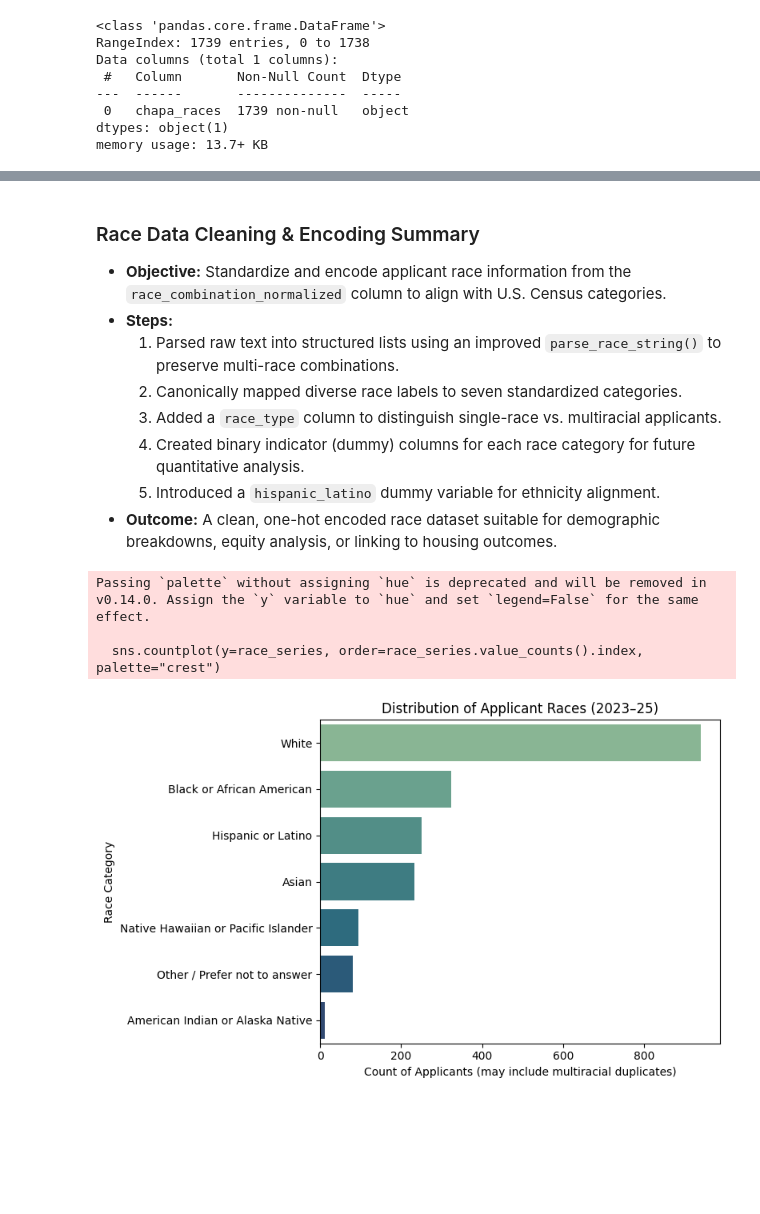
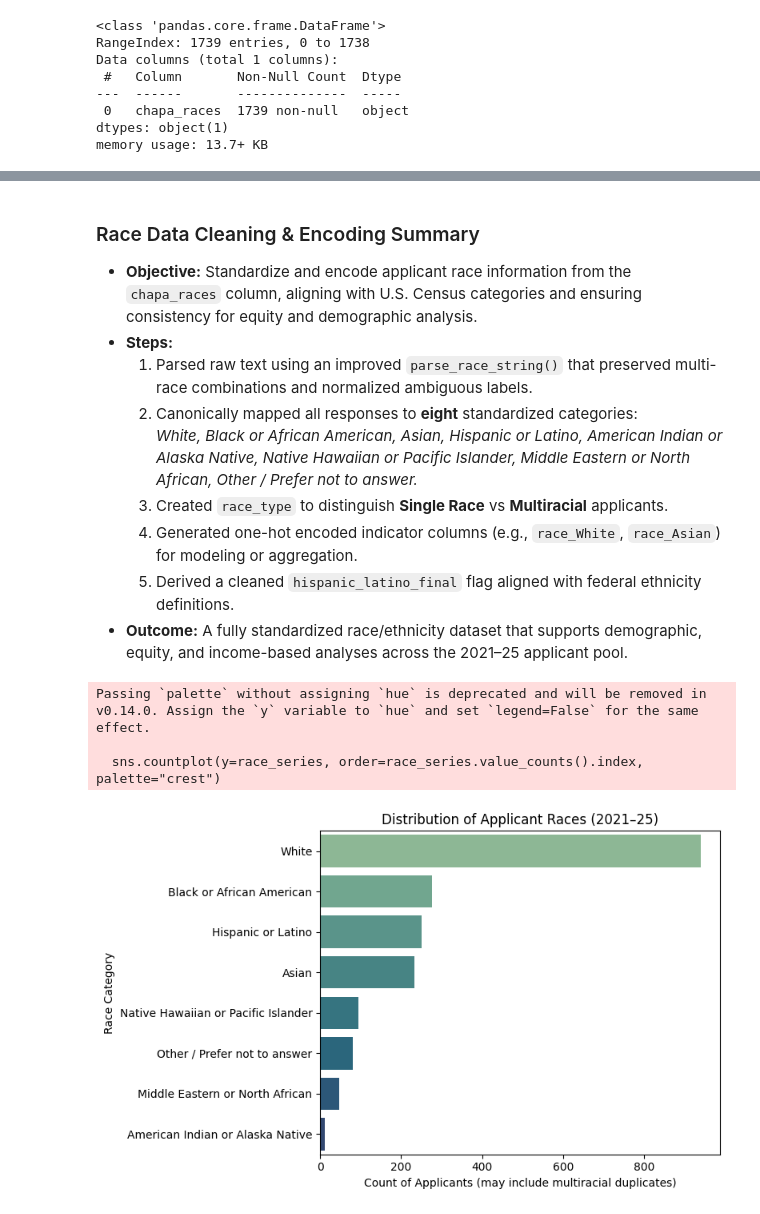
Before and after one commit to BU-Spark/pitne-affordable-housing-efficacy, a Jupyter notebook: fa25-team-a/eda/Rohan_EDA_RaceCleaning_2021_25.ipynb, the cells around one changed output, grey strips where cells are left out. Cells and saved outputs as stored; diff of their text form; code cells hidden in the pictures; blank space fills up the shorter version.

Commit message:
Final race update

```diff
--- a/fa25-team-a/eda/Rohan_EDA_RaceCleaning_2021_25.ipynb
+++ b/fa25-team-a/eda/Rohan_EDA_RaceCleaning_2021_25.ipynb
@@ -109,11 +199,15 @@ df[df['race_type'] == "Multiracial"][['chapa_races', 'race_list', 'race_cleaned'
+# %%
+unique_races = sorted({r for lst in df['race_cleaned'] for r in lst})
+for race in unique_races:
+    col = f"race_{race.replace(' ', '_').replace('/', '')}"
+    df[col] = df['race_cleaned'].apply(lambda L: int(race in L))
 # %%
-if 'hispanic_latino' not in df.columns:
-    df['hispanic_latino'] = 0
-
-df['hispanic_latino'] = np.where(
-    df['race_cleaned'].apply(lambda r: "Hispanic or Latino" in r),
-    1,
-    df['hispanic_latino']
-)
-
-print(df['hispanic_latino'].value_counts())
+df['hispanic_latino_from_race'] = df['race_cleaned'].apply(lambda r: int("Hispanic or Latino" in r))
+if 'hispanic_latino' in df.columns:
+    df['hispanic_latino_final'] = (
+        pd.to_numeric(df['hispanic_latino'], errors='coerce')
+          .fillna(df['hispanic_latino_from_race'])
+          .astype(int)
+    )
+else:
+    df['hispanic_latino_final'] = df['hispanic_latino_from_race']
@@ -125,7 +213,0 @@ Name: count, dtype: int64
-# %%
-unique_races = sorted({race for sublist in df['race_cleaned'] for race in sublist})
-print("✅ Unique standardized races:", unique_races)
-
-for race in unique_races:
-    col_name = f"race_{race.replace(' ', '_').replace('/', '')}"
-    df[col_name] = df['race_cleaned'].apply(lambda x: int(race in x))
@@ -149,34 +229,35 @@ df[['chapa_races', 'race_cleaned', 'race_type'] +
 # %% [markdown]
 ### Race Data Cleaning & Encoding Summary
 
-- **Objective:** Standardize and encode applicant race information from the `race_combination_normalized` column to align with U.S. Census categories.
+- **Objective:** Standardize and encode applicant race information from the `chapa_races` column, aligning with U.S. Census categories and ensuring consistency for equity and demographic analysis.
 - **Steps:**
-  1. Parsed raw text into structured lists using an improved `parse_race_string()` to preserve multi-race combinations.
-  2. Canonically mapped diverse race labels to seven standardized categories.
-  3. Added a `race_type` column to distinguish single-race vs. multiracial applicants.
-  4. Created binary indicator (dummy) columns for each race category for future quantitative analysis.
-  5. Introduced a `hispanic_latino` dummy variable for ethnicity alignment.
-- **Outcome:** A clean, one-hot encoded race dataset suitable for demographic breakdowns, equity analysis, or linking to housing outcomes.
+  1. Parsed raw text using an improved `parse_race_string()` that preserved multi-race combinations and normalized ambiguous labels.
+  2. Canonically mapped all responses to **eight** standardized categories:
+     *White, Black or African American, Asian, Hispanic or Latino, American Indian or Alaska Native, Native Hawaiian or Pacific Islander, Middle Eastern or North African, Other / Prefer not to answer.*
+  3. Created `race_type` to distinguish **Single Race** vs **Multiracial** applicants.
+  4. Generated one-hot encoded indicator columns (e.g., `race_White`, `race_Asian`) for modeling or aggregation.
+  5. Derived a cleaned `hispanic_latino_final` flag aligned with federal ethnicity definitions.
+- **Outcome:** A fully standardized race/ethnicity dataset that supports demographic, equity, and income-based analyses across the 2021–25 applicant pool.
 # %%
 import matplotlib.pyplot as plt
 import seaborn as sns
 
 # Flatten the list
 race_flat = [r for sublist in df['race_cleaned'] for r in sublist]
 race_series = pd.Series(race_flat)
 
 plt.figure(figsize=(8,5))
 sns.countplot(y=race_series, order=race_series.value_counts().index, palette="crest")
-plt.title("Distribution of Applicant Races (2023–25)")
+plt.title("Distribution of Applicant Races (2021–25)")
 plt.xlabel("Count of Applicants (may include multiracial duplicates)")
 plt.ylabel("Race Category")
 plt.tight_layout()
 plt.show()
 # %% [output]
 Passing `palette` without assigning `hue` is deprecated and will be removed in v0.14.0. Assign the `y` variable to `hue` and set `legend=False` for the same effect.
 
   sns.countplot(y=race_series, order=race_series.value_counts().index, palette="crest")
-[figure, old version]
+[figure, new version]
 # %%
 plt.figure(figsize=(6,4))
 sns.countplot(x='race_type', data=df, palette='pastel')
```
Also changed, not shown: parts of 20 cells of this notebook.
